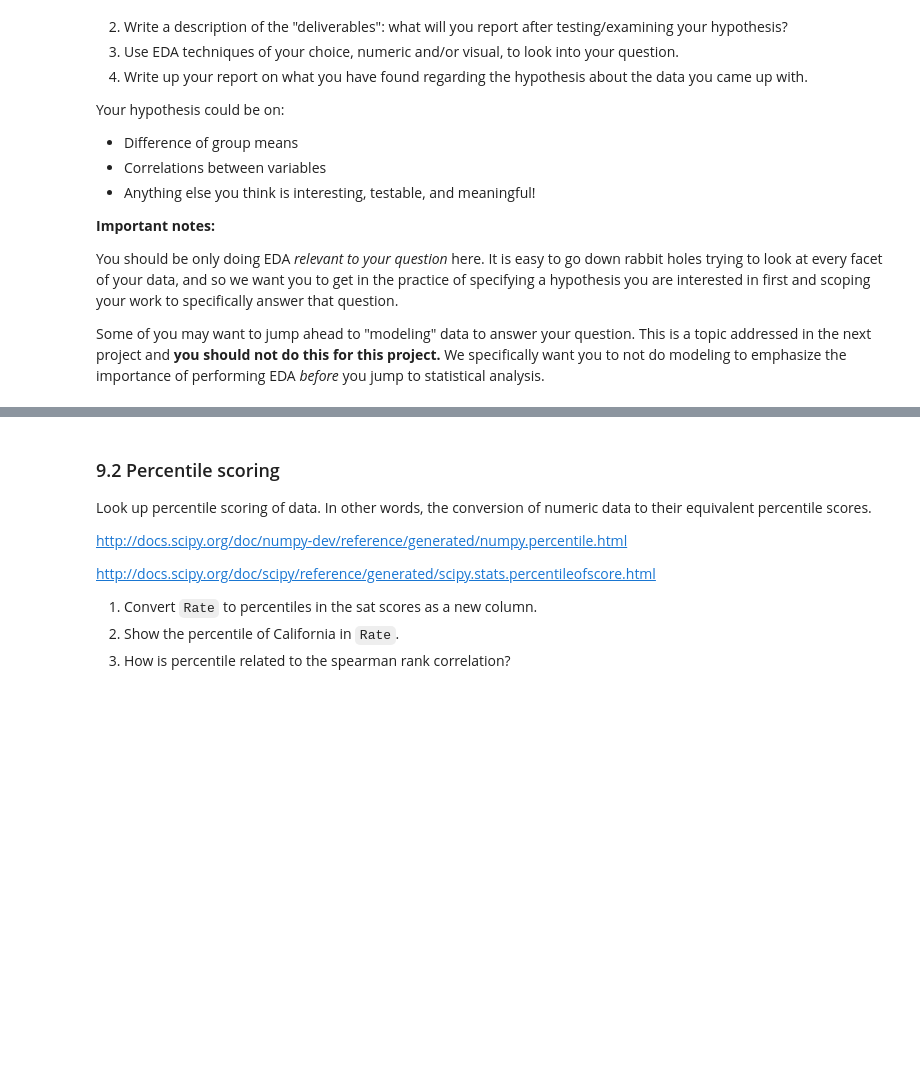
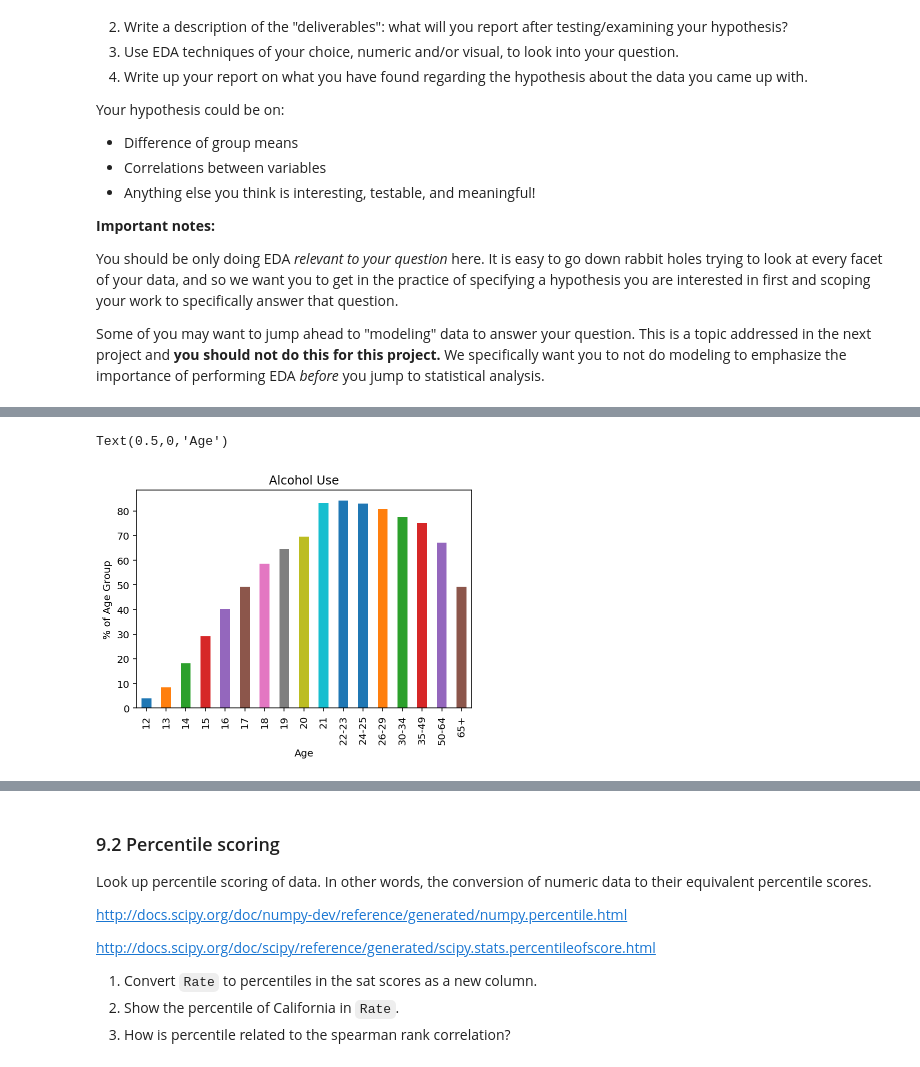
Before and after one commit to Zachlim06/project_submissions, a Jupyter notebook: project-2_working_file/project-02-v2-starter-code.ipynb, the cells around one changed output, grey strips where cells are left out. Drawn from its saved outputs; the diff is of its cells as text; code cells hidden in the pictures; blank space fills up the shorter version.

```diff
--- a/project-2_working_file/project-02-v2-starter-code.ipynb
+++ b/project-2_working_file/project-02-v2-starter-code.ipynb
@@ -511 +533,14 @@ drug
+# %%
+#Rename columns : spelling error for pain "releiver" and standardise column name format.
+drug.columns = ['age', 'n', 'alcohol_use', 'alcohol_frequency', 'marijuana_use',
+       'marijuana_frequency', 'cocaine_use', 'cocaine_frequency', 'crack_use',
+       'crack_frequency', 'heroin_use', 'heroin_frequency', 'hallucinogen_use',
+       'hallucinogen_frequency', 'inhalant_use', 'inhalant_frequency',
+       'painreliever_use', 'painreliever_frequency', 'oxycontin_use',
+       'oxycontin_frequency', 'tranquilizer_use', 'tranquilizer_frequency',
+       'stimulant_use', 'stimulant_frequency', 'meth_use', 'meth_frequency',
+       'sedative_use', 'sedative_frequency']
+# %%
+#Set the age as index
+drug.set_index('age', inplace=True)
 # %%
@@ -523,14 +568,0 @@ Index(['age', 'n', 'alcohol-use', 'alcohol-frequency', 'marijuana-use',
-# %%
-drug['alcohol-annual'] = drug['n'] * drug['alcohol-use'] * drug['alcohol-frequency']
-drug['marijuana-annual'] = drug['n'] * drug['marijuana-use'] * drug['marijuana-frequency']
-drug['cocaine-annual'] = drug['n'] * drug['cocaine-use'] * drug['cocaine-frequency']
-drug['crack-annual'] = drug['n'] * drug['crack-use'] * drug['crack-frequency']
-drug['heroin-annual'] = drug['n'] * drug['heroin-use'] * drug['heroin-frequency']
-drug['hallucinogen-annual'] = drug['n'] * drug['hallucinogen-use'] * drug['hallucinogen-frequency']
-drug['inhalant-annual'] = drug['n'] * drug['inhalant-use'] * drug['inhalant-frequency']
-drug['pain-releiver-annual'] = drug['n'] * drug['pain-releiver-use'] * drug['pain-releiver-frequency']
-drug['oxycontin-annual'] = drug['n'] * drug['oxycontin-use'] * drug['oxycontin-frequency']
-drug['tranquilizer-annual'] = drug['n'] * drug['tranquilizer-use'] * drug['tranquilizer-frequency']
-drug['stimulant-annual'] = drug['n'] * drug['stimulant-use'] * drug['stimulant-frequency']
-drug['meth-annual'] = drug['n'] * drug['meth-use'] * drug['meth-frequency']
-drug['sedative-annual'] = drug['n'] * drug['sedative-use'] * drug['sedative-frequency']
@@ -554,0 +613,8 @@ Some things to consider doing:
+# %%
+# Easier to see if we use 'age' as column!
+# Sort by substance use between age groups
+pivot_drug_use = drug.pivot_table(values =['alcohol_use','marijuana_use',
+                                       'cocaine_use','crack_use','heroin_use',
+                                       'hallucinogen_use','inhalant_use','painreliever_use',
+                                       'oxycontin_use','tranquilizer_use','stimulant_use',
+                                       'meth_use','sedative_use'],columns = 'age')
@@ -583,0 +675,9 @@ Some of you may want to jump ahead to "modeling" data to answer your question. T
+# %%
+# we can see the proportion of alcohol users in the sample
+pivot_drug_use.stack().to_frame()[0]['alcohol_use'].plot(kind='bar')
+plt.title ('Alcohol Use')
+plt.ylabel('% of Age Group')
+plt.xlabel ('Age')
+# %% [output]
+Text(0.5,0,'Age')
+[figure, added]
```
Also changed, not shown: parts of 47 cells of this notebook.
